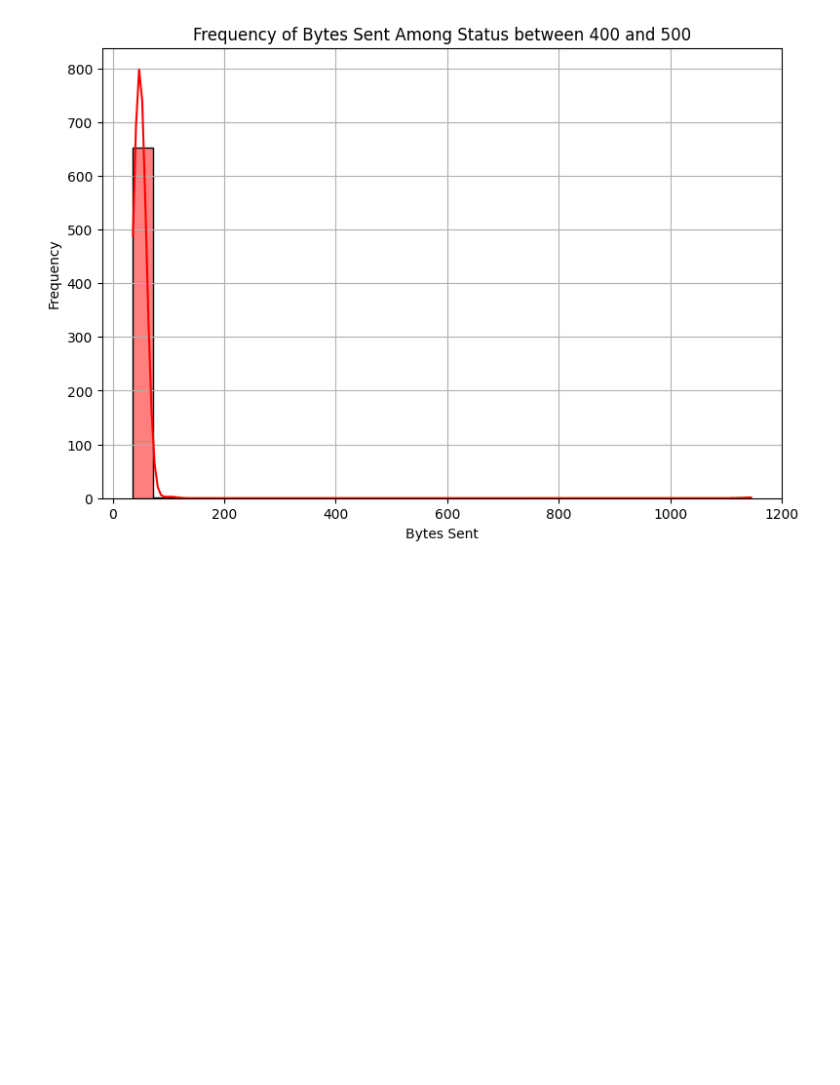
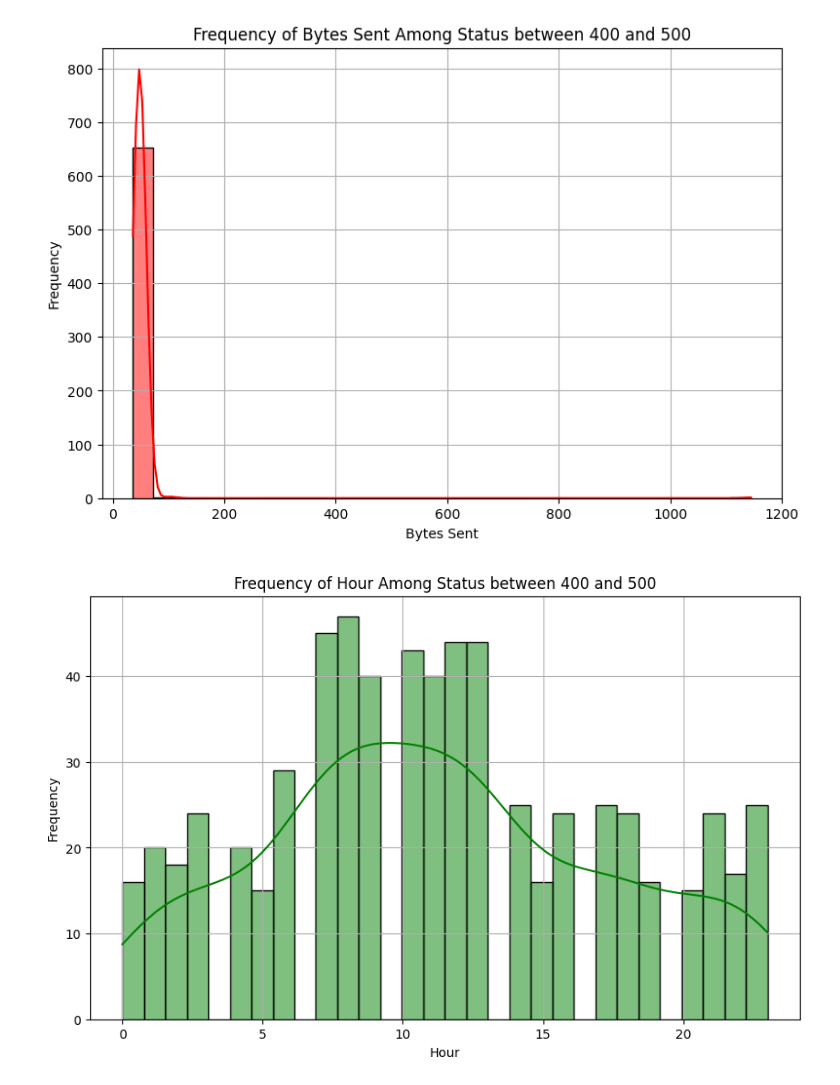
Before and after one commit to yennguyen1909/server_log_analyst, a Jupyter notebook: server_log.ipynb, the cells around one changed output. Cells and saved outputs as stored; diff of their text form; code cells hidden in the pictures; blank space fills up the shorter version.

```diff
--- a/server_log.ipynb
+++ b/server_log.ipynb
@@ -201,3 +143,16 @@ plt.grid()
 plt.show()
 # %% [output]
 [figure]
+# %%
+#Frequency of Hour Among Status between 400 and 500
+plt.figure(figsize=(10,6))
+sns.histplot(df_filter['hour'], bins =30, kde = True,
+             color = 'green')
+plt.xlabel('Hour')
+plt.ylabel('Frequency')
+plt.title('Frequency of Hour Among Status '
+          'between 400 and 500')
+plt.grid()
+plt.show()
+# %% [output]
+[figure, added]
```
Also changed, not shown: parts of 41 cells of this notebook, 1 other file.
